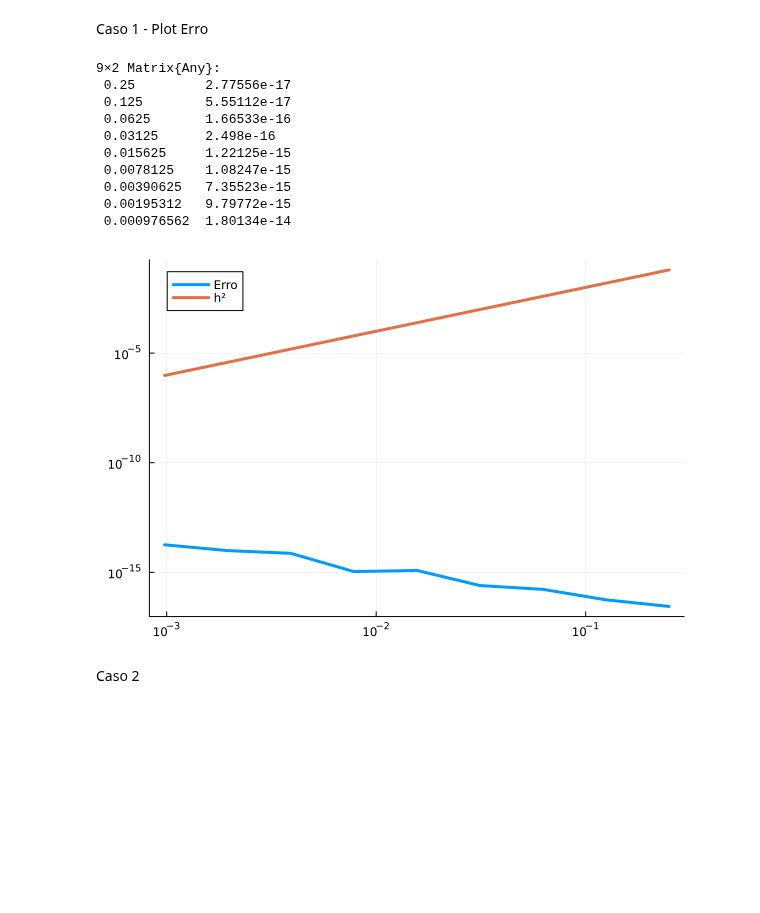
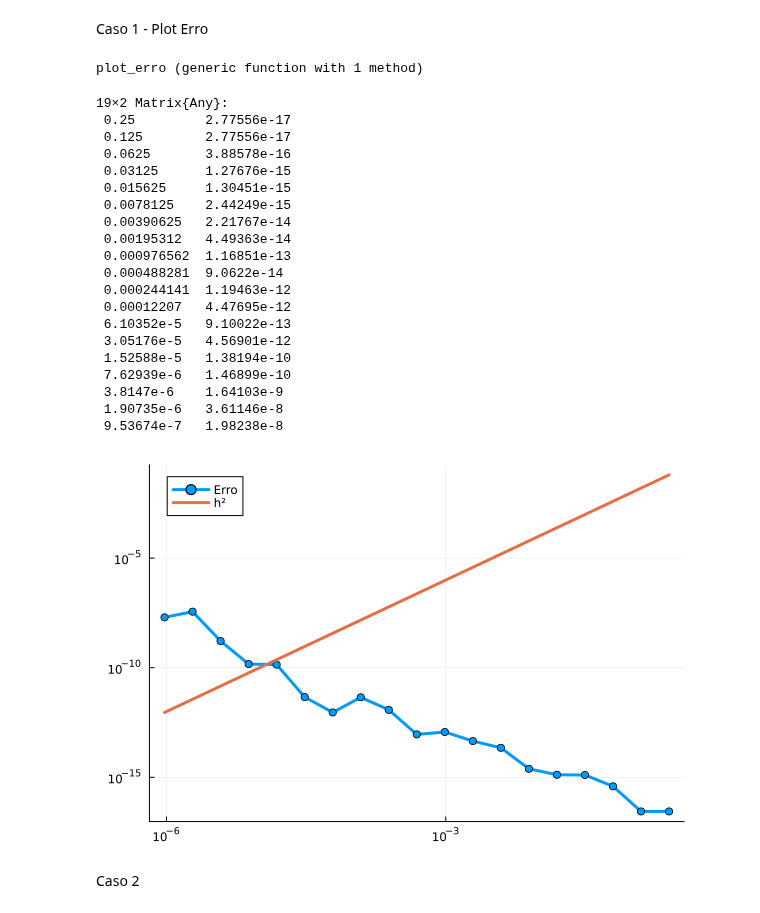
Before and after one commit to CarlosEduardoValladares/Elementos-Finitos-2024.2, a Jupyter notebook: elementos_finitos_01.ipynb, the cells around one changed output. Drawn from its saved outputs; the diff is of its cells as text; code cells hidden in the pictures; blank space fills up the shorter version.

```diff
--- a/elementos_finitos_01.ipynb
+++ b/elementos_finitos_01.ipynb
@@ -125,38 +113,55 @@ plot!(points, num_sol, lw=3, seriestype=:scatter, label="Solução Numérica")
 # %% [markdown]
 Caso 1 - Plot Erro
 # %%
-erros = []
-n_testes = 10
-m_list = (2 .^(2:n_testes)) .- 1
-h_list = 1 ./ (m_list .+ 1)
+function plot_erro(n_testes, f_eq, f_exact)
+    erros = []
+    m_list = (2 .^(2:n_testes)) .- 1
+    h_list = 1 ./ (m_list .+ 1)
 
-for m in m_list
-    points = get_point.(1:m, Iterators.repeated(m, m))
+    for m in m_list
+        points = get_point.(1:m, m)
 
-    uh = solve_equation(α, β, m, f1)
-    u = f1_solution.(points)
+        uh = solve_equation(α, β, m, f_eq)
+        u = f_exact.(points)
+        prepend!(u, f_exact(0.0))
+        append!(u, f_exact(1.0))
 
-    erro = norm(u - uh, Inf)
-    push!(erros, erro)
+        erro = norm(u - uh, Inf)
+        push!(erros, erro)
+    end
+
+    display([h_list erros])
+
+    plot(h_list, erros, lw=3, label="Erro", xscale = :log10, yscale = :log10, markershape=:circle)
+    plot!(h_list, h_list.^2, lw=3, label="h²", xscale = :log10, yscale = :log10, legend=:topleft)
 end
-
-display([h_list erros])
-
-
-plot(h_list, erros, lw=3, label="Erro", xscale = :log10, yscale = :log10)
-plot!(h_list, h_list.^2, lw=3, label="h²", xscale = :log10, yscale = :log10, legend=:topleft)
 # %% [output]
-9×2 Matrix{Any}:
- 0.25         2.77556e-17
- 0.125        5.55112e-17
- 0.0625       1.66533e-16
- 0.03125      2.498e-16
- 0.015625     1.22125e-15
- 0.0078125    1.08247e-15
- 0.00390625   7.35523e-15
- 0.00195312   9.79772e-15
- 0.000976562  1.80134e-14
+plot_erro (generic function with 1 method)
-[figure, removed]
+# %%
+n_testes = 20
+plot_erro(n_testes, f1, f1_solution)
+# %% [output]
+19×2 Matrix{Any}:
+ 0.25         2.77556e-17
+ 0.125        2.77556e-17
+ 0.0625       3.88578e-16
+ 0.03125      1.27676e-15
+ 0.015625     1.30451e-15
+ 0.0078125    2.44249e-15
+ 0.00390625   2.21767e-14
+ 0.00195312   4.49363e-14
+ 0.000976562  1.16851e-13
+ 0.000488281  9.0622e-14
+ 0.000244141  1.19463e-12
+ 0.00012207   4.47695e-12
+ 6.10352e-5   9.10022e-13
+ 3.05176e-5   4.56901e-12
+ 1.52588e-5   1.38194e-10
+ 7.62939e-6   1.46899e-10
+ 3.8147e-6    1.64103e-9
+ 1.90735e-6   3.61146e-8
+ 9.53674e-7   1.98238e-8
+[figure, added]
 # %% [markdown]
 Caso 2
 # %%
```
Also changed, not shown: parts of 21 cells of this notebook.
